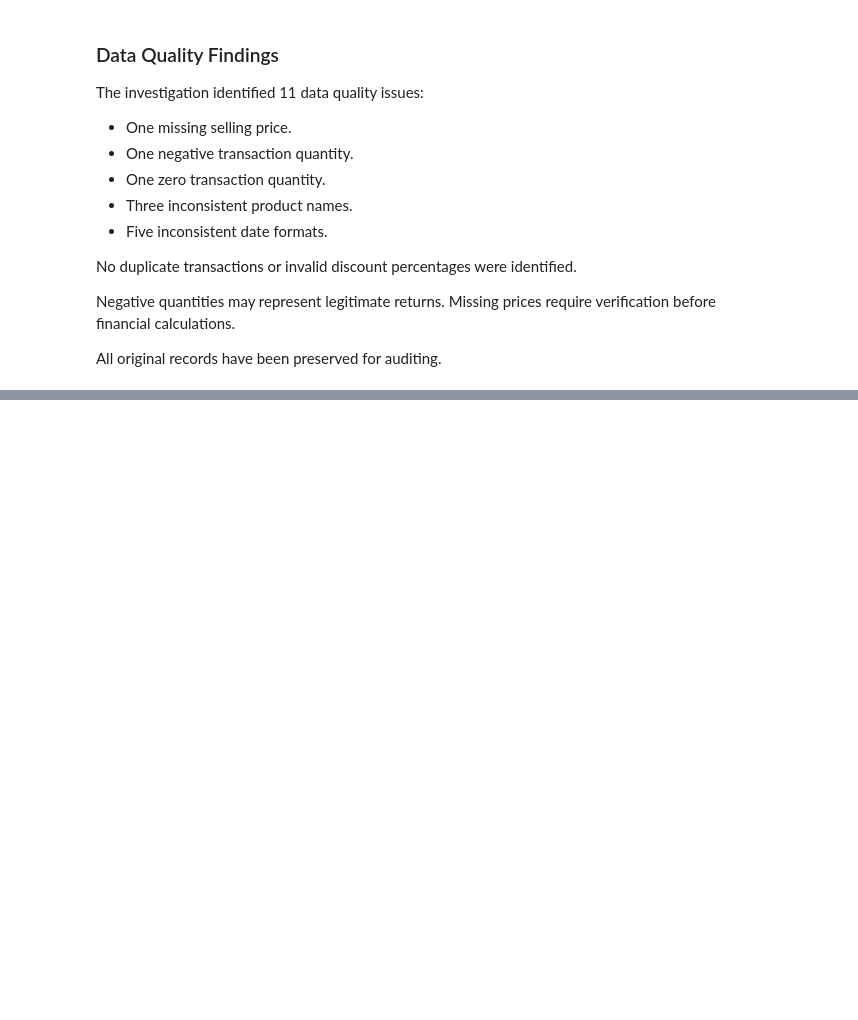
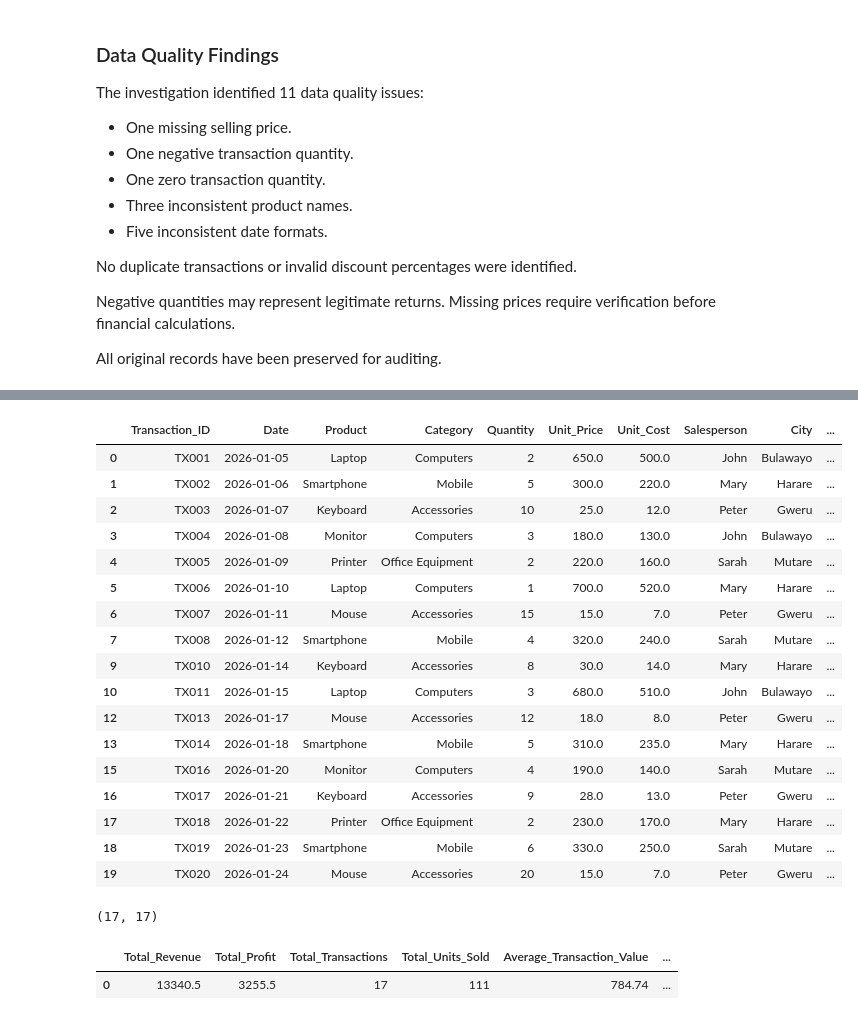
Before and after one commit to Tinashemutanda/injiva-pandas-sales-intelligence, a Jupyter notebook: notebooks/sales_analysis.ipynb, the cells around one changed output, grey strips where cells are left out. Cells and saved outputs as stored; diff of their text form; code cells hidden in the pictures; blank space fills up the shorter version.

```diff
--- a/notebooks/sales_analysis.ipynb
+++ b/notebooks/sales_analysis.ipynb
@@ -434,0 +543,44 @@ All original records have been preserved for auditing.
+# %%
+import importlib
+import src.analytics as analytics
+
+importlib.reload(analytics)
+
+financial_df = analytics.calculate_financials(cleaned_df)
+
+display(financial_df)
+# %% [output]
+|  | Transaction_ID | Date | Product | Category | Quantity | Unit_Price | Unit_Cost | Salesperson | City | ... |
+| 0 | TX001 | 2026-01-05 | Laptop | Computers | 2 | 650.0 | 500.0 | John | Bulawayo | ... |
+| 1 | TX002 | 2026-01-06 | Smartphone | Mobile | 5 | 300.0 | 220.0 | Mary | Harare | ... |
+| 2 | TX003 | 2026-01-07 | Keyboard | Accessories | 10 | 25.0 | 12.0 | Peter | Gweru | ... |
+| 3 | TX004 | 2026-01-08 | Monitor | Computers | 3 | 180.0 | 130.0 | John | Bulawayo | ... |
+| 4 | TX005 | 2026-01-09 | Printer | Office Equipment | 2 | 220.0 | 160.0 | Sarah | Mutare | ... |
+| 5 | TX006 | 2026-01-10 | Laptop | Computers | 1 | 700.0 | 520.0 | Mary | Harare | ... |
+| 6 | TX007 | 2026-01-11 | Mouse | Accessories | 15 | 15.0 | 7.0 | Peter | Gweru | ... |
+| 7 | TX008 | 2026-01-12 | Smartphone | Mobile | 4 | 320.0 | 240.0 | Sarah | Mutare | ... |
+| 9 | TX010 | 2026-01-14 | Keyboard | Accessories | 8 | 30.0 | 14.0 | Mary | Harare | ... |
+| 10 | TX011 | 2026-01-15 | Laptop | Computers | 3 | 680.0 | 510.0 | John | Bulawayo | ... |
+| 12 | TX013 | 2026-01-17 | Mouse | Accessories | 12 | 18.0 | 8.0 | Peter | Gweru | ... |
+| 13 | TX014 | 2026-01-18 | Smartphone | Mobile | 5 | 310.0 | 235.0 | Mary | Harare | ... |
+| 15 | TX016 | 2026-01-20 | Monitor | Computers | 4 | 190.0 | 140.0 | Sarah | Mutare | ... |
+| 16 | TX017 | 2026-01-21 | Keyboard | Accessories | 9 | 28.0 | 13.0 | Peter | Gweru | ... |
+| 17 | TX018 | 2026-01-22 | Printer | Office Equipment | 2 | 230.0 | 170.0 | Mary | Harare | ... |
+| 18 | TX019 | 2026-01-23 | Smartphone | Mobile | 6 | 330.0 | 250.0 | Sarah | Mutare | ... |
+| 19 | TX020 | 2026-01-24 | Mouse | Accessories | 20 | 15.0 | 7.0 | Peter | Gweru | ... |
+# %%
+print(financial_df.shape)
+# %% [output]
+(17, 17)
+# %%
+import importlib
+import src.analytics as analytics
+
+importlib.reload(analytics)
+
+sales_summary = analytics.generate_sales_summary(financial_df)
+
+display(sales_summary.round(2))
+# %% [output]
+|  | Total_Revenue | Total_Profit | Total_Transactions | Total_Units_Sold | Average_Transaction_Value | ... |
+| 0 | 13340.5 | 3255.5 | 17 | 111 | 784.74 | ... |
```
Also changed, not shown: parts of 22 cells of this notebook, 7 other files.
